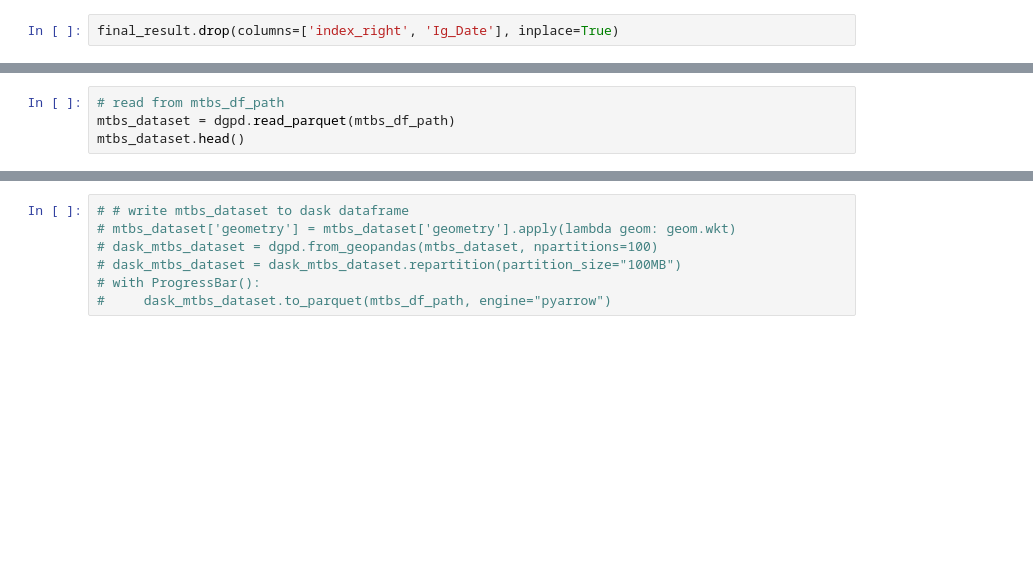
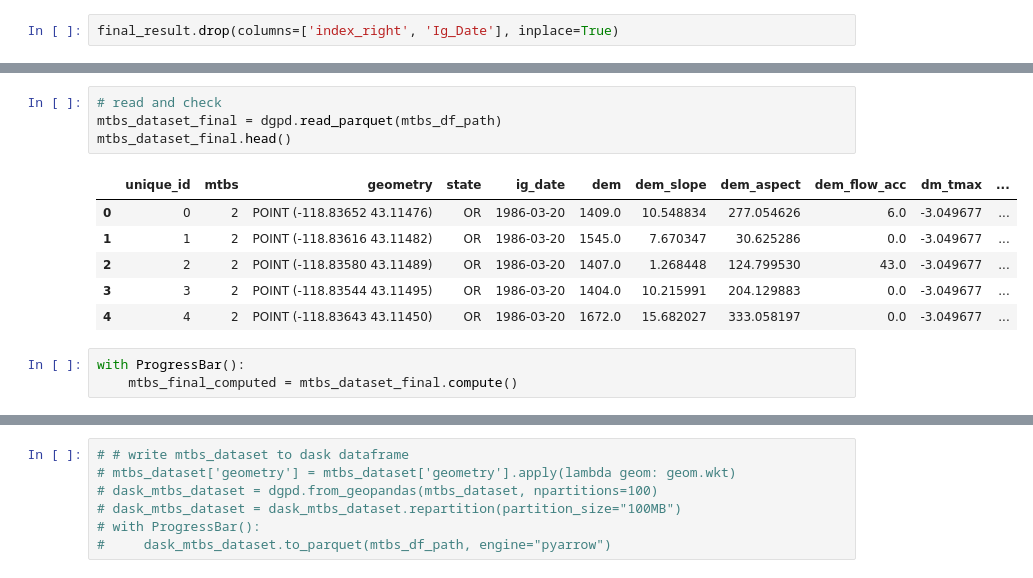
Before and after one commit to cake-dev/FireLab, a Jupyter notebook: Project/data_notebook.ipynb, the cells around one changed output, grey strips where cells are left out. Cells and saved outputs as stored; diff of their text form; blank space fills up the shorter version.

```diff
--- a/Project/data_notebook.ipynb
+++ b/Project/data_notebook.ipynb
@@ -268,7 +196,17 @@ AttributeError: module 'dask_geopandas' has no attribute 'from_pandas'
 # %%
-# read from mtbs_df_path
-mtbs_dataset = dgpd.read_parquet(mtbs_df_path)
-mtbs_dataset.head()
+# read and check
+mtbs_dataset_final = dgpd.read_parquet(mtbs_df_path)
+mtbs_dataset_final.head()
+# %% [output]
+|  | unique_id | mtbs | geometry | state | ig_date | dem | dem_slope | dem_aspect | dem_flow_acc | dm_tmax | ... |
+| 0 | 0 | 2 | POINT (-118.83652 43.11476) | OR | 1986-03-20 | 1409.0 | 10.548834 | 277.054626 | 6.0 | -3.049677 | ... |
+| 1 | 1 | 2 | POINT (-118.83616 43.11482) | OR | 1986-03-20 | 1545.0 | 7.670347 | 30.625286 | 0.0 | -3.049677 | ... |
+| 2 | 2 | 2 | POINT (-118.83580 43.11489) | OR | 1986-03-20 | 1407.0 | 1.268448 | 124.799530 | 43.0 | -3.049677 | ... |
+| 3 | 3 | 2 | POINT (-118.83544 43.11495) | OR | 1986-03-20 | 1404.0 | 10.215991 | 204.129883 | 0.0 | -3.049677 | ... |
+| 4 | 4 | 2 | POINT (-118.83643 43.11450) | OR | 1986-03-20 | 1672.0 | 15.682027 | 333.058197 | 0.0 | -3.049677 | ... |
+# %%
+with ProgressBar():
+    mtbs_final_computed = mtbs_dataset_final.compute()
 # %%
 # get a ignition point from a fire in mtbs_dataset
 fire_point_geom_OR4310211883919860320= mtbs_dataset.loc[12, 'geometry']
```
Also changed, not shown: parts of 16 cells of this notebook, 1 other file.
